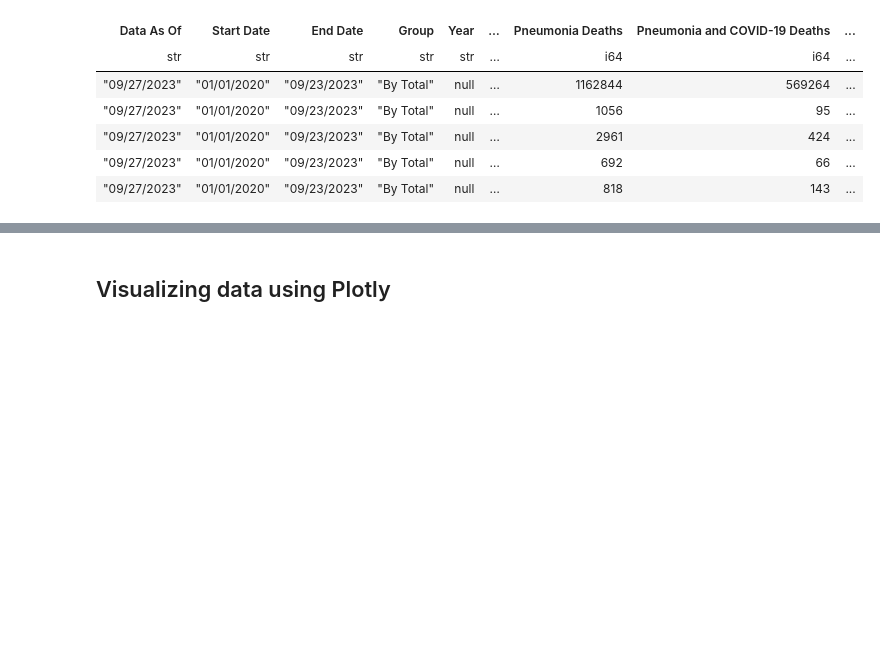
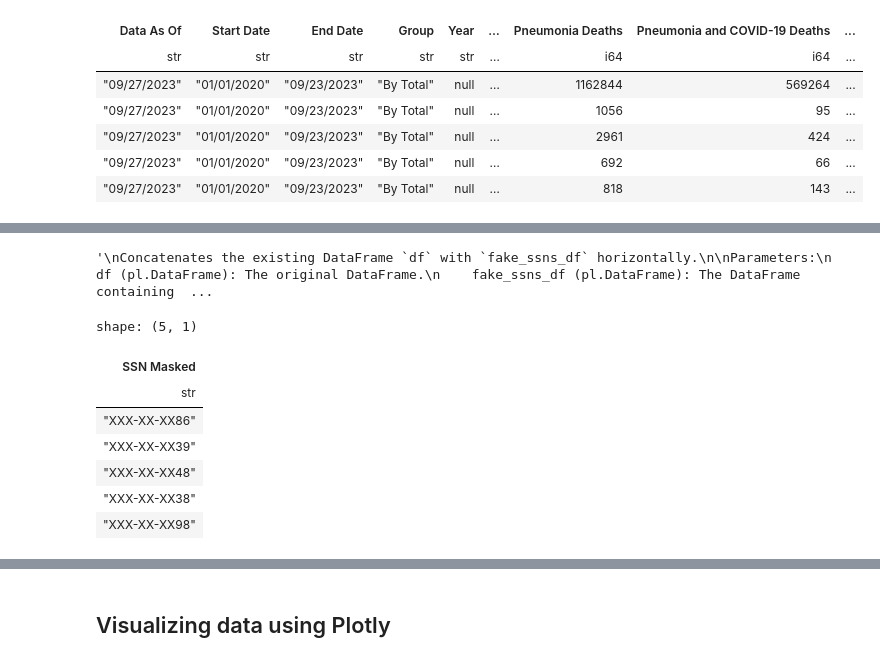
Before and after one commit to PacktPublishing/Polars-Cookbook, a Jupyter notebook: Chapter03/ch03.ipynb, the cells around one changed output, grey strips where cells are left out. Drawn from its saved outputs; the diff is of its cells as text; code cells hidden in the pictures; blank space fills up the shorter version.

```diff
--- a/Chapter03/ch03.ipynb
+++ b/Chapter03/ch03.ipynb
@@ -386,0 +430,36 @@ shape: (5, 1)
+# %%
+fake_ssns_df = fake_ssns_df.rename({"SSN": "Fake_SSN"})
+df = pl.concat([df, fake_ssns_df], how='horizontal')
+"""
+Concatenates the existing DataFrame `df` with `fake_ssns_df` horizontally.
+
+Parameters:
+    df (pl.DataFrame): The original DataFrame.
+    fake_ssns_df (pl.DataFrame): The DataFrame containing fake SSNs to be concatenated.
+
+Returns:
+    pl.DataFrame: The concatenated DataFrame with columns from both `df` and `fake_ssns_df`.
+"""
+# %% [output]
+'\nConcatenates the existing DataFrame `df` with `fake_ssns_df` horizontally.\n\nParameters:\n    df (pl.DataFrame): The original DataFrame.\n    fake_ssns_df (pl.DataFrame): The DataFrame containing  ...
+# %%
+"""
+This code snippet selects and masks the 'SSN' column in a DataFrame using the Polars library.
+
+The 'SSN' column is expected to contain Social Security Numbers (SSNs). The code masks the first five digits of the SSN with 'XXX-XX-XX' and retains the last four digits.
+
+Returns:
+    DataFrame: A DataFrame with a single column 'SSN Masked' containing the masked SSNs.
+"""
+df.select(
+    ('XXX-XX-XX' + pl.col('SSN').str.slice(9, 2)).alias('SSN Masked')
+).head()
+# %% [output]
+shape: (5, 1)
+| SSN Masked |
+| str |
+| "XXX-XX-XX86" |
+| "XXX-XX-XX39" |
+| "XXX-XX-XX48" |
+| "XXX-XX-XX38" |
+| "XXX-XX-XX98" |
```
Also changed, not shown: parts of 47 cells of this notebook.
